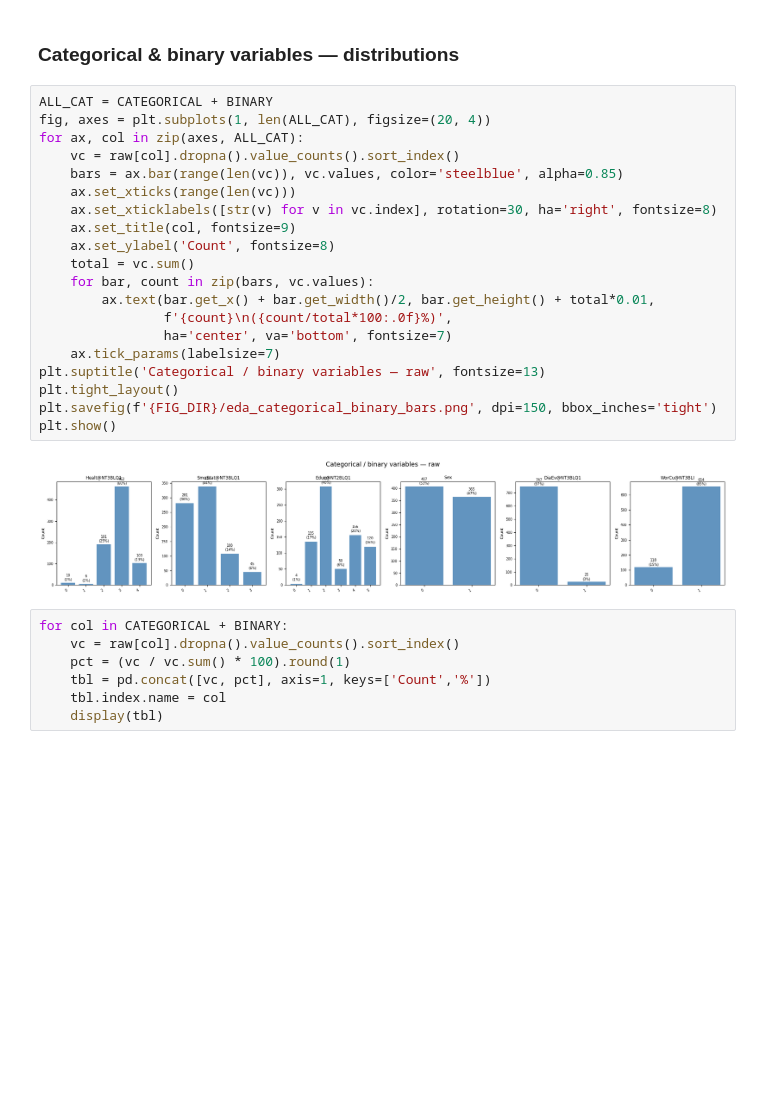
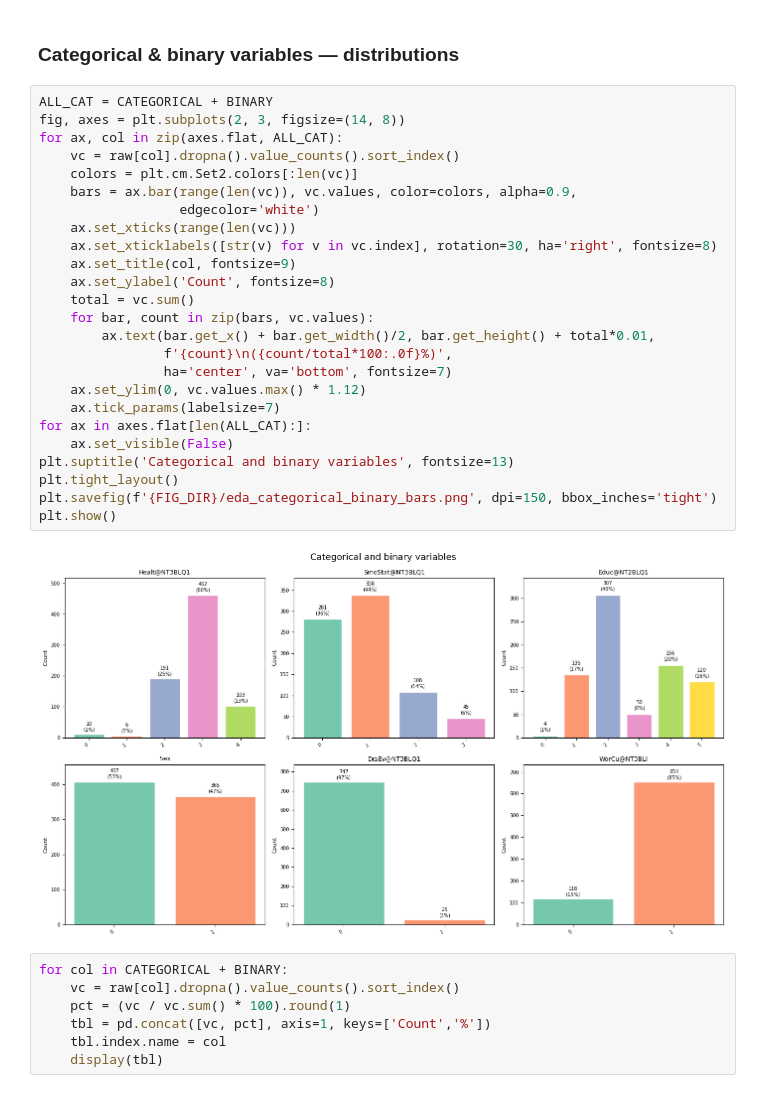
Before and after one commit to flippi321/NTNU-Master-project, a Jupyter notebook: feature_split_analysis.ipynb, the cells around one changed output. Saved outputs shown, nothing was run; the diff lists cells and outputs as text; blank space fills up the shorter version.

```diff
--- a/feature_split_analysis.ipynb
+++ b/feature_split_analysis.ipynb
@@ -162,26 +162,31 @@ plt.show()
 ### Categorical & binary variables — distributions
 # %%
 ALL_CAT = CATEGORICAL + BINARY
-fig, axes = plt.subplots(1, len(ALL_CAT), figsize=(20, 4))
-for ax, col in zip(axes, ALL_CAT):
+fig, axes = plt.subplots(2, 3, figsize=(14, 8))
+for ax, col in zip(axes.flat, ALL_CAT):
     vc = raw[col].dropna().value_counts().sort_index()
-    bars = ax.bar(range(len(vc)), vc.values, color='steelblue', alpha=0.85)
+    colors = plt.cm.Set2.colors[:len(vc)]
+    bars = ax.bar(range(len(vc)), vc.values, color=colors, alpha=0.9,
+                  edgecolor='white')
     ax.set_xticks(range(len(vc)))
     ax.set_xticklabels([str(v) for v in vc.index], rotation=30, ha='right', fontsize=8)
     ax.set_title(col, fontsize=9)
     ax.set_ylabel('Count', fontsize=8)
     total = vc.sum()
     for bar, count in zip(bars, vc.values):
         ax.text(bar.get_x() + bar.get_width()/2, bar.get_height() + total*0.01,
                 f'{count}\n({count/total*100:.0f}%)',
                 ha='center', va='bottom', fontsize=7)
+    ax.set_ylim(0, vc.values.max() * 1.12)
     ax.tick_params(labelsize=7)
-plt.suptitle('Categorical / binary variables — raw', fontsize=13)
+for ax in axes.flat[len(ALL_CAT):]:
+    ax.set_visible(False)
+plt.suptitle('Categorical and binary variables', fontsize=13)
 plt.tight_layout()
 plt.savefig(f'{FIG_DIR}/eda_categorical_binary_bars.png', dpi=150, bbox_inches='tight')
 plt.show()
 # %% [output]
-[figure, old version]
+[figure, new version]
 # %%
 for col in CATEGORICAL + BINARY:
     vc = raw[col].dropna().value_counts().sort_index()
```
Also changed, not shown: parts of 5 cells of this notebook, 6 other files.
